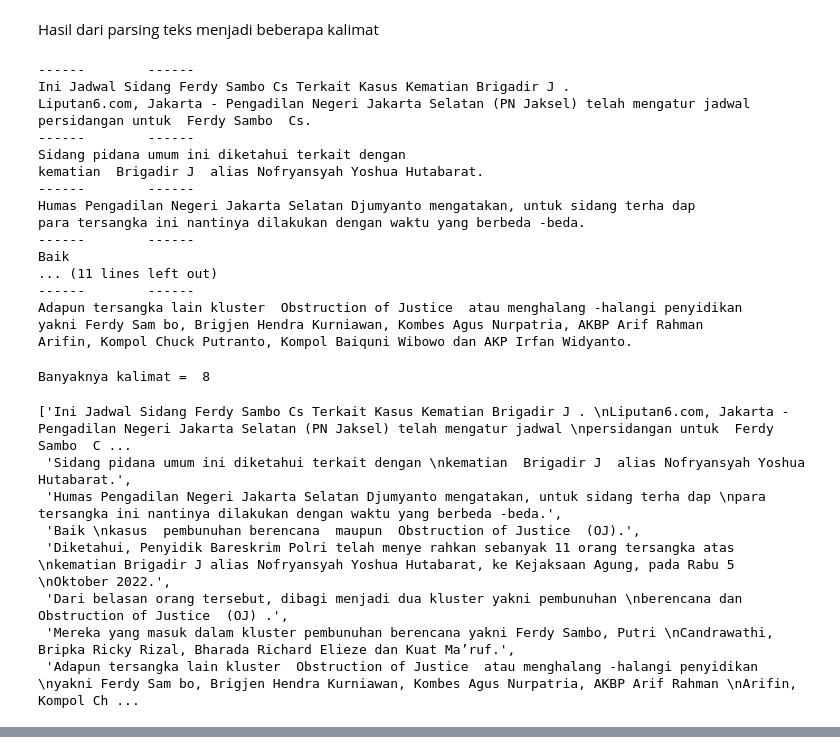
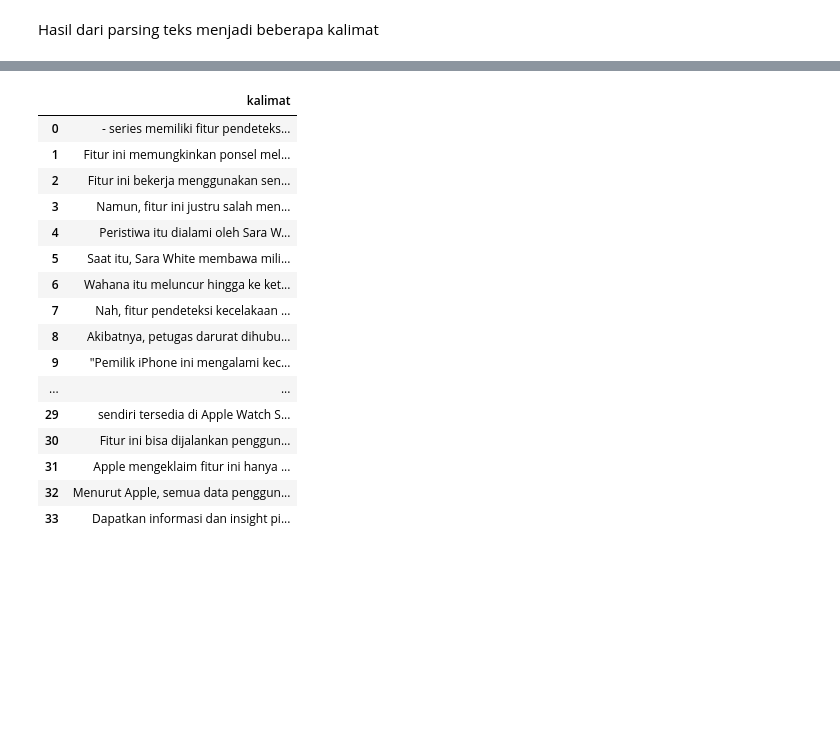
Before and after one commit to azrielakbar/webmining, a Jupyter notebook: _sources/tugaspagerank.ipynb, the cells around one changed output, grey strips where cells are left out. Drawn from its saved outputs; the diff is of its cells as text; code cells hidden in the pictures; blank space fills up the shorter version.

```diff
--- a/_sources/tugaspagerank.ipynb
+++ b/_sources/tugaspagerank.ipynb
@@ -681,38 +649,13 @@ def tokenize(document):
 # %% [markdown]
 Hasil dari parsing teks menjadi beberapa kalimat
-# %%
-sentences_list = tokenize(document)
-for i in sentences_list:
-    print('------        ------')
-    print(i)
-# %% [output]
-------        ------
-Ini Jadwal Sidang Ferdy Sambo Cs Terkait Kasus Kematian Brigadir J .
-Liputan6.com, Jakarta - Pengadilan Negeri Jakarta Selatan (PN Jaksel) telah mengatur jadwal
-persidangan untuk  Ferdy Sambo  Cs.
-------        ------
-Sidang pidana umum ini diketahui terkait dengan
-kematian  Brigadir J  alias Nofryansyah Yoshua Hutabarat.
-------        ------
-Humas Pengadilan Negeri Jakarta Selatan Djumyanto mengatakan, untuk sidang terha dap
-para tersangka ini nantinya dilakukan dengan waktu yang berbeda -beda.
-------        ------
-Baik
-... (11 lines left out)
-------        ------
-Adapun tersangka lain kluster  Obstruction of Justice  atau menghalang -halangi penyidikan
-yakni Ferdy Sam bo, Brigjen Hendra Kurniawan, Kombes Agus Nurpatria, AKBP Arif Rahman
-Arifin, Kompol Chuck Putranto, Kompol Baiquni Wibowo dan AKP Irfan Widyanto.
-# %%
-print ("Banyaknya kalimat = ", (len(sentences_list)))
-sentences_list
-# %% [output]
-Banyaknya kalimat =  8
-['Ini Jadwal Sidang Ferdy Sambo Cs Terkait Kasus Kematian Brigadir J . \nLiputan6.com, Jakarta - Pengadilan Negeri Jakarta Selatan (PN Jaksel) telah mengatur jadwal \npersidangan untuk  Ferdy Sambo  C ...
- 'Sidang pidana umum ini diketahui terkait dengan \nkematian  Brigadir J  alias Nofryansyah Yoshua Hutabarat.',
- 'Humas Pengadilan Negeri Jakarta Selatan Djumyanto mengatakan, untuk sidang terha dap \npara tersangka ini nantinya dilakukan dengan waktu yang berbeda -beda.',
- 'Baik \nkasus  pembunuhan berencana  maupun  Obstruction of Justice  (OJ).',
- 'Diketahui, Penyidik Bareskrim Polri telah menye rahkan sebanyak 11 orang tersangka atas \nkematian Brigadir J alias Nofryansyah Yoshua Hutabarat, ke Kejaksaan Agung, pada Rabu 5 \nOktober 2022.',
- 'Dari belasan orang tersebut, dibagi menjadi dua kluster yakni pembunuhan \nberencana dan  Obstruction of Justice  (OJ) .',
- 'Mereka yang masuk dalam kluster pembunuhan berencana yakni Ferdy Sambo, Putri \nCandrawathi, Bripka Ricky Rizal, Bharada Richard Elieze dan Kuat Ma’ruf.',
- 'Adapun tersangka lain kluster  Obstruction of Justice  atau menghalang -halangi penyidikan \nyakni Ferdy Sam bo, Brigjen Hendra Kurniawan, Kombes Agus Nurpatria, AKBP Arif Rahman \nArifin, Kompol Ch ...
+# %%
+import nltk
+nltk.download('punkt')
+from nltk.tokenize import sent_tokenize
+
+df_pisahkalimat = df_scrape.copy()
+df_pisahkalimat ["konten"][0] = sent_tokenize(df_pisahkalimat["konten"][0])
+
+df_pisahkalimat = pd.DataFrame(df_pisahkalimat["konten"][0], columns=["kalimat"])
+df_pisahkalimat
+# %% [output]
@@ -718,0 +664,17 @@ Banyaknya kalimat =  8
+|  | kalimat |
+| 0 | - series memiliki fitur pendeteks... |
+| 1 | Fitur ini memungkinkan ponsel mel... |
+| 2 | Fitur ini bekerja menggunakan sen... |
+| 3 | Namun, fitur ini justru salah men... |
+| 4 | Peristiwa itu dialami oleh Sara W... |
+| 5 | Saat itu, Sara White membawa mili... |
+| 6 | Wahana itu meluncur hingga ke ket... |
+| 7 | Nah, fitur pendeteksi kecelakaan ... |
+| 8 | Akibatnya, petugas darurat dihubu... |
+| 9 | "Pemilik iPhone ini mengalami kec... |
+| ... | ... |
+| 29 | sendiri tersedia di Apple Watch S... |
+| 30 | Fitur ini bisa dijalankan penggun... |
+| 31 | Apple mengeklaim fitur ini hanya ... |
+| 32 | Menurut Apple, semua data penggun... |
+| 33 | Dapatkan informasi dan insight pi... |
```
Also changed, not shown: parts of 41 cells of this notebook, 3 other files.
